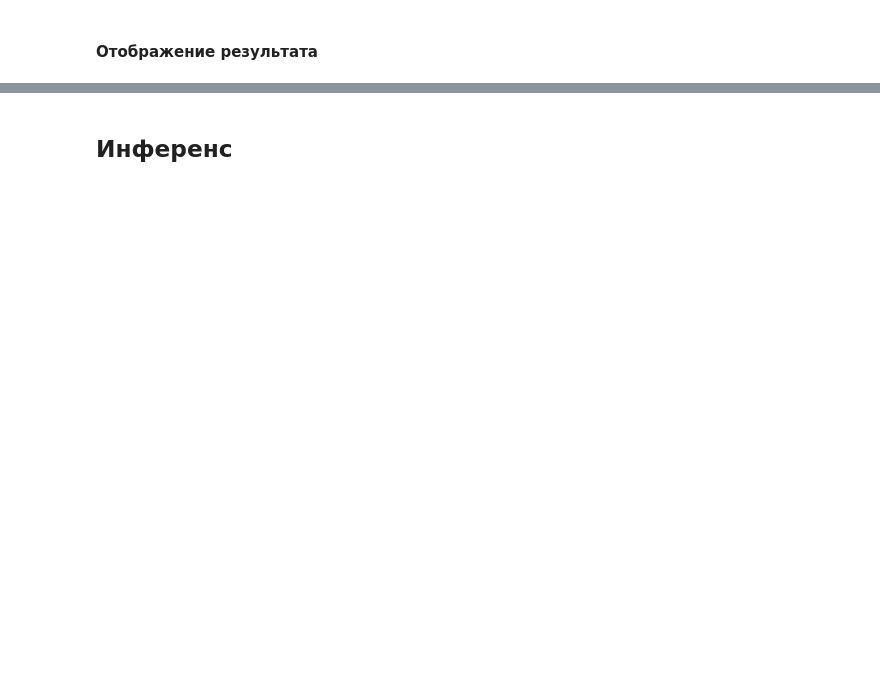
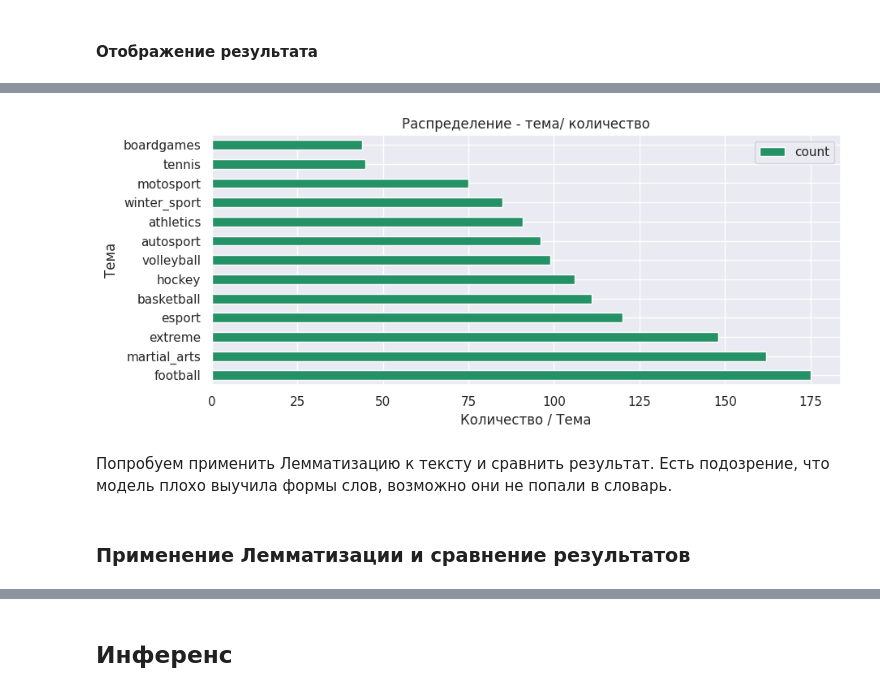
Before and after one commit to lteplova/rnn_in_nlp, a Jupyter notebook: solution/[AiEdu][rnn_in_nlp]project_text_classification.ipynb, the cells around one changed output, grey strips where cells are left out. Drawn from its saved outputs; the diff is of its cells as text; code cells hidden in the pictures; blank space fills up the shorter version.

```diff
--- a/solution/[AiEdu][rnn_in_nlp]project_text_classification.ipynb
+++ b/solution/[AiEdu][rnn_in_nlp]project_text_classification.ipynb
@@ -656,0 +731,17 @@ RNN_Classiff_max(
+# %%
+predictions, target, index =  evaluate_test(new_model, eval_dataloader)
+# %%
+idx, pred, label = [], [], []
+pred = [el.item() for el in predictions]
+idx = [el.item() for el in index]
+label = [el.item() for el in target]
+compare_df = pd.DataFrame(columns = ['ind', 'prediction', 'target'])
+compare_df = pd.DataFrame({'ind' : idx, 'prediction' : pred, 'target' : label})
+# %%
+# Датасет с ошибочными предсказаниями
+error = compare_df.loc[((compare_df['prediction'] != compare_df['target']))]
+error['category_true'] = le.inverse_transform(error['target'].values)
+error['category_pred'] = le.inverse_transform(error['prediction'].values)
+
+new  = pd.merge(error, df, on="ind", how="inner")
+new
@@ -656,0 +764,3 @@ RNN_Classiff_max(
+# %%
+df_new = loads_labels(new.category_true.values)
+df_new.reset_index()
@@ -656,0 +782,11 @@ RNN_Classiff_max(
+# %%
+ax = df_new.plot.barh(x='category', y='count', figsize = (10,4), title='Распределение - тема/ количество',
+                     xlabel='Количество / Тема',
+                     ylabel='Тема')
+# %% [output]
+[figure, added]
+# %% [markdown]
+Попробуем применить Лемматизацию к тексту и сравнить результат.
+Есть подозрение, что модель плохо выучила формы слов, возможно они не попали в словарь.
+# %% [markdown]
+### Применение Лемматизации и сравнение результатов
```
Also changed, not shown: parts of 64 cells of this notebook.
